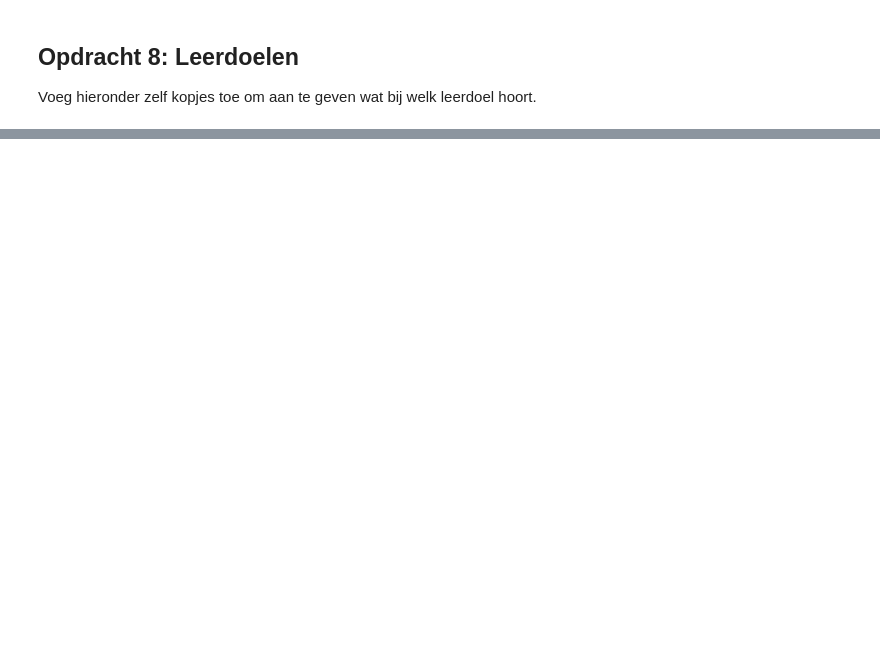
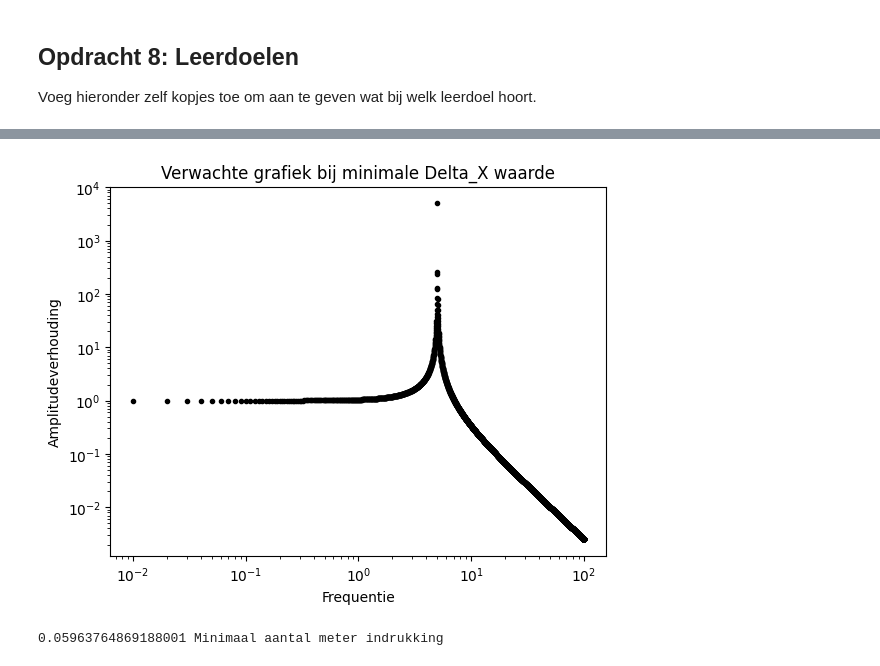
Before and after one commit to korne-Hoendervangers/opdrachten-DEF-D-KorneHoendervangers, a Jupyter notebook: FysiekeOntwerpopdrachten/5MaakEenOpstellingTrillingsvrij/Ontwerpopdracht5MaakEenOpstellingTrillingsvrijInvulTemplate.ipynb, the cells around one changed output, grey strips where cells are left out. Saved outputs shown, nothing was run; the diff lists cells and outputs as text; code cells hidden in the pictures; blank space fills up the shorter version.

```diff
--- a/FysiekeOntwerpopdrachten/5MaakEenOpstellingTrillingsvrij/Ontwerpopdracht5MaakEenOpstellingTrillingsvrijInvulTemplate.ipynb
+++ b/FysiekeOntwerpopdrachten/5MaakEenOpstellingTrillingsvrij/Ontwerpopdracht5MaakEenOpstellingTrillingsvrijInvulTemplate.ipynb
@@ -161,0 +249,22 @@ Voeg hieronder zelf kopjes toe om aan te geven wat bij welk leerdoel hoort.
+# %%
+# Voeg hier je plot in.
+Frequentie = np.linspace(0,100,10000)
+Amplitude = np.abs(1/(1-((2*np.pi*Frequentie)**2)/(Frequentie_0*2*np.pi)**2))
+
+plt.figure()
+plt.loglog(Frequentie,Amplitude,"k.")
+plt.xlabel("Frequentie")
+plt.ylabel('Amplitudeverhouding')
+plt.title("Verwachte grafiek bij minimale Delta_X waarde")
+plt.show()
+# %% [output]
+[figure, added]
+# %%
+K = factor = 5
+Frequentie = 5
+Omega_0_Kwadraat = (Frequentie*2*np.pi)**2/(K+1)
+g = 9.81
+Delta_x = g/Omega_0_Kwadraat
+print(Delta_x,"Minimaal aantal meter indrukking")
+# %% [output]
+0.05963764869188001 Minimaal aantal meter indrukking
```
Also changed, not shown: parts of 15 cells of this notebook, 1 other file.
